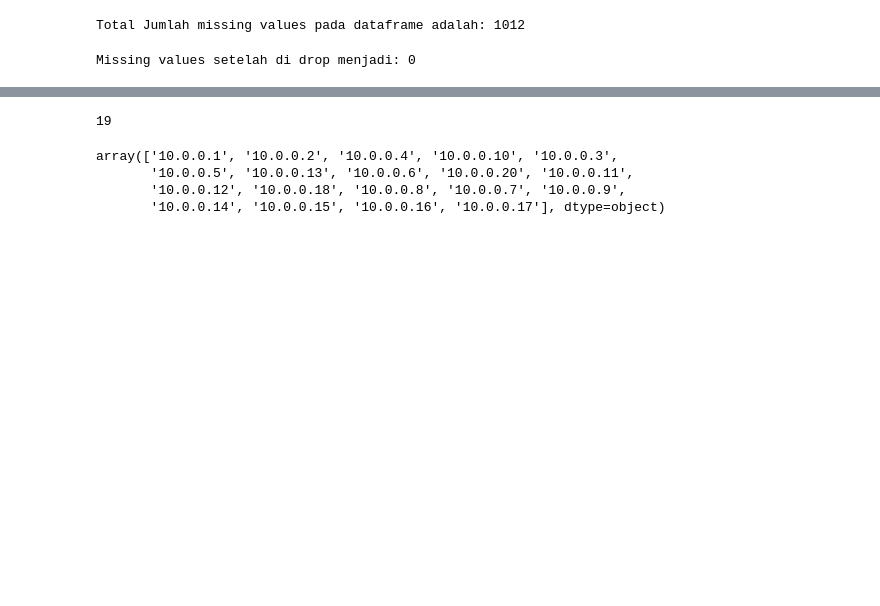
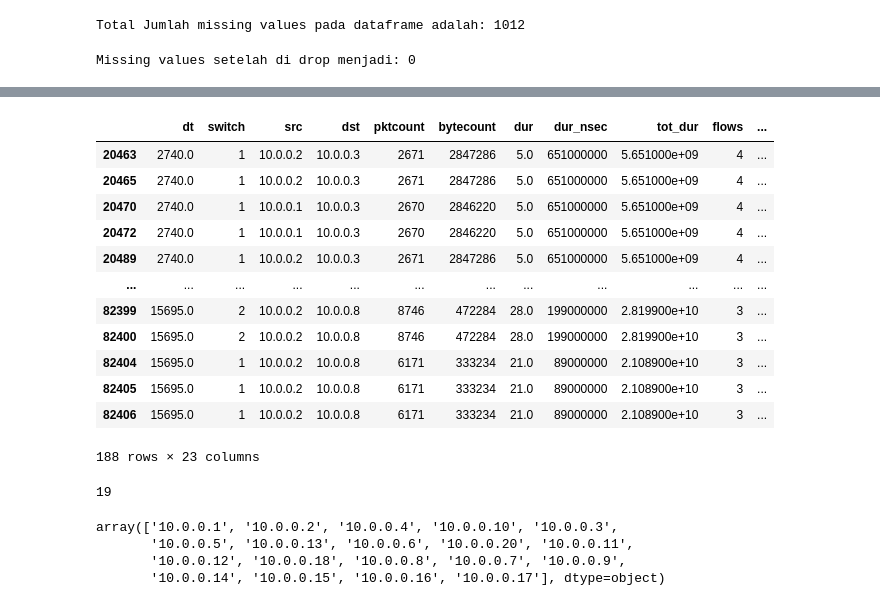
Before and after one commit to andiubaid09/Exploratory-Data-Analysis, a Jupyter notebook: Network Flow IoT/eda_network-flow.ipynb, the cells around one changed output, grey strips where cells are left out. Saved outputs shown, nothing was run; the diff lists cells and outputs as text; code cells hidden in the pictures; blank space fills up the shorter version.

```diff
--- a/Network Flow IoT/eda_network-flow.ipynb
+++ b/Network Flow IoT/eda_network-flow.ipynb
@@ -132,3 +118,20 @@ Jumlah min pada kolom dt adalah:
+# %%
+# Nilai minimumn byteperflow
+df[df['byteperflow'] < 0]
+# %% [output]
+|  | dt | switch | src | dst | pktcount | bytecount | dur | dur_nsec | tot_dur | flows | ... |
+| 20463 | 2740.0 | 1 | 10.0.0.2 | 10.0.0.3 | 2671 | 2847286 | 5.0 | 651000000 | 5.651000e+09 | 4 | ... |
+| 20465 | 2740.0 | 1 | 10.0.0.2 | 10.0.0.3 | 2671 | 2847286 | 5.0 | 651000000 | 5.651000e+09 | 4 | ... |
+| 20470 | 2740.0 | 1 | 10.0.0.1 | 10.0.0.3 | 2670 | 2846220 | 5.0 | 651000000 | 5.651000e+09 | 4 | ... |
+| 20472 | 2740.0 | 1 | 10.0.0.1 | 10.0.0.3 | 2670 | 2846220 | 5.0 | 651000000 | 5.651000e+09 | 4 | ... |
+| 20489 | 2740.0 | 1 | 10.0.0.2 | 10.0.0.3 | 2671 | 2847286 | 5.0 | 651000000 | 5.651000e+09 | 4 | ... |
+| ... | ... | ... | ... | ... | ... | ... | ... | ... | ... | ... | ... |
+| 82399 | 15695.0 | 2 | 10.0.0.2 | 10.0.0.8 | 8746 | 472284 | 28.0 | 199000000 | 2.819900e+10 | 3 | ... |
+| 82400 | 15695.0 | 2 | 10.0.0.2 | 10.0.0.8 | 8746 | 472284 | 28.0 | 199000000 | 2.819900e+10 | 3 | ... |
+| 82404 | 15695.0 | 1 | 10.0.0.2 | 10.0.0.8 | 6171 | 333234 | 21.0 | 89000000 | 2.108900e+10 | 3 | ... |
+| 82405 | 15695.0 | 1 | 10.0.0.2 | 10.0.0.8 | 6171 | 333234 | 21.0 | 89000000 | 2.108900e+10 | 3 | ... |
+| 82406 | 15695.0 | 1 | 10.0.0.2 | 10.0.0.8 | 6171 | 333234 | 21.0 | 89000000 | 2.108900e+10 | 3 | ... |
+188 rows × 23 columns
 # %%
 df['src'].nunique()
 # %% [output]
```
Also changed, not shown: parts of 7 cells of this notebook.
